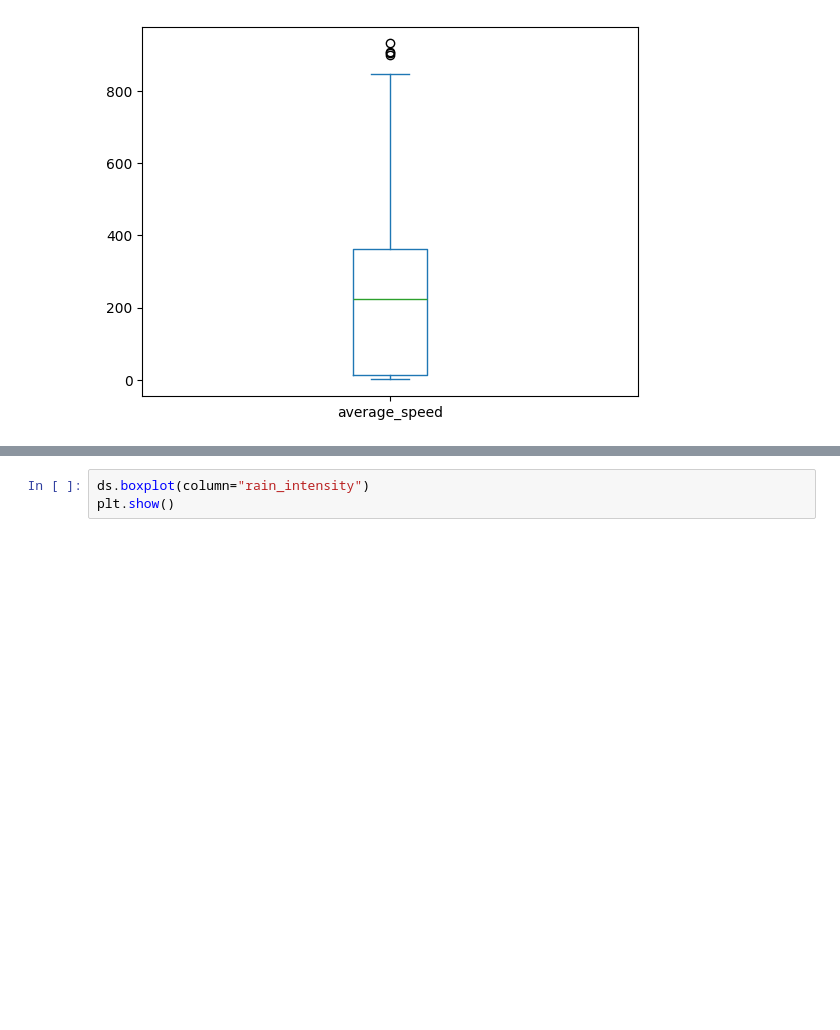
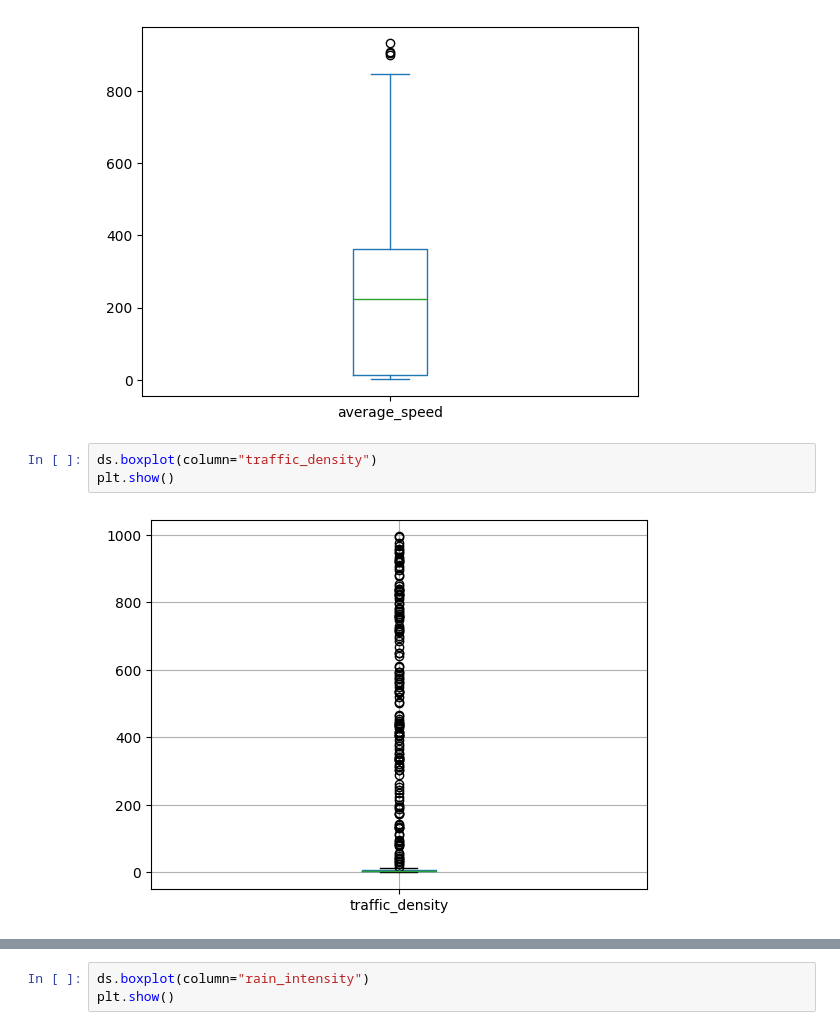
Before and after one commit to sofiapontesl/dataset_transito_trilha, a Jupyter notebook: data_set_transito.ipynb, the cells around one changed output, grey strips where cells are left out. Drawn from its saved outputs; the diff is of its cells as text; blank space fills up the shorter version.

```diff
--- a/data_set_transito.ipynb
+++ b/data_set_transito.ipynb
@@ -83,3 +99,8 @@ ds['average_speed'].plot(kind='box')
 plt.show()
 # %% [output]
 [figure]
+# %%
+ds.boxplot(column="traffic_density")
+plt.show()
+# %% [output]
+[figure, added]
```
Also changed, not shown: parts of 7 cells of this notebook, 1 other file.
